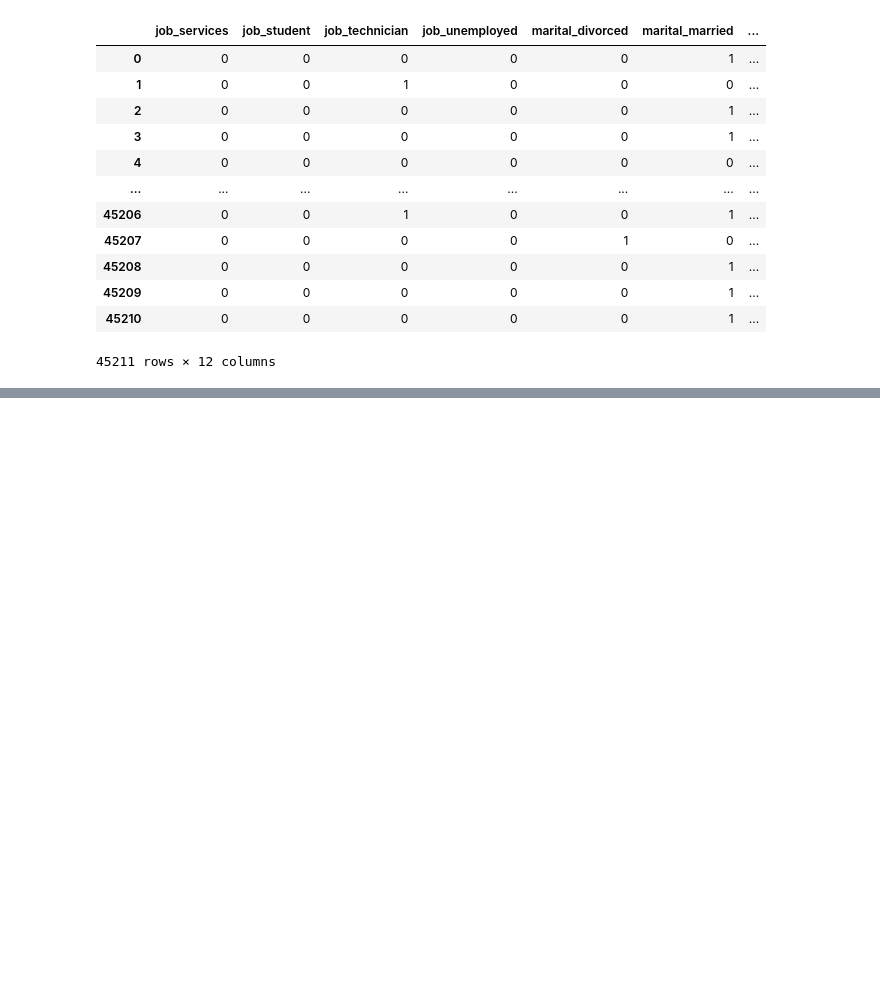
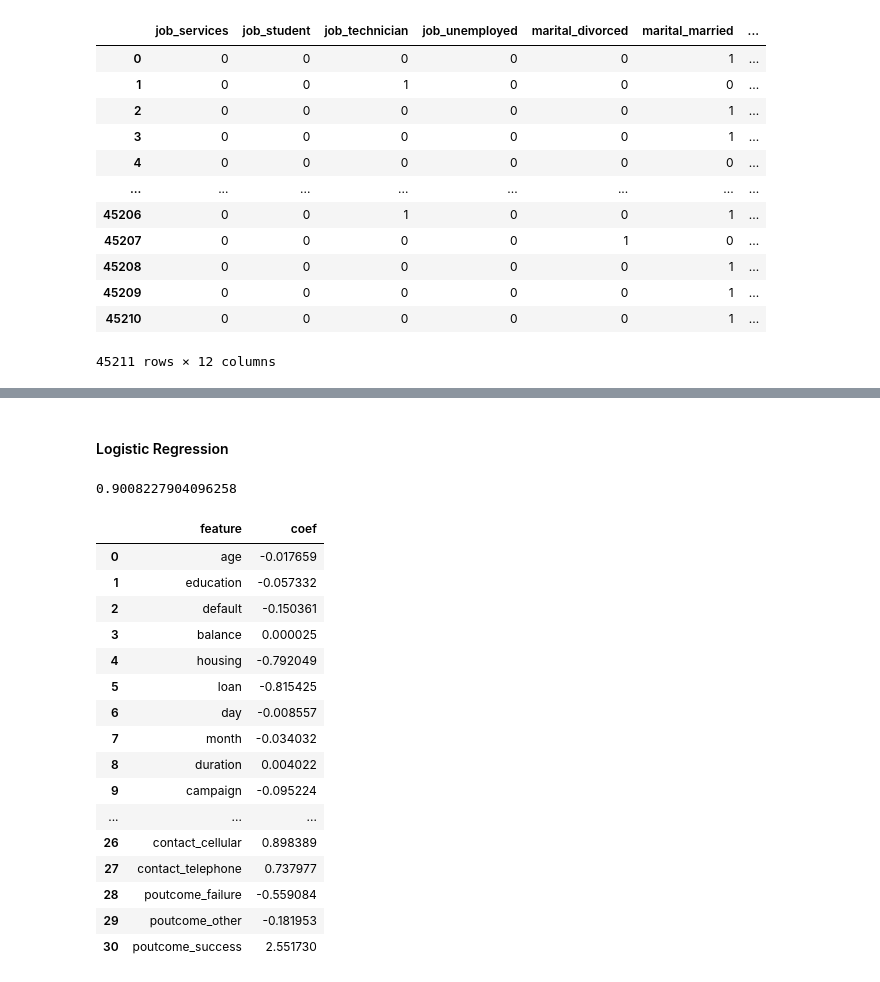
Before and after one commit to bowcai/bank-analysis, a Jupyter notebook: bank-analysis.ipynb, the cells around one changed output, grey strips where cells are left out. Saved outputs shown, nothing was run; the diff lists cells and outputs as text; code cells hidden in the pictures; blank space fills up the shorter version.

```diff
--- a/bank-analysis.ipynb
+++ b/bank-analysis.ipynb
@@ -338,0 +376,2 @@ df.iloc[:,20:]
+# %%
+df_train, df_test = train_test_split(df, test_size=0.25)
@@ -338,0 +386,2 @@ df.iloc[:,20:]
+# %% [markdown]
+#### Logistic Regression
@@ -338,0 +390,28 @@ df.iloc[:,20:]
+# %%
+clf_logistic = LogisticRegression(tol=0.001, max_iter=10000)
+# %%
+clf_logistic = clf_logistic.fit(df_train[features_col], df_train[target_col])
+# %%
+clf_logistic.score(df_test[features_col], df_test[target_col])
+# %% [output]
+0.9008227904096258
+# %%
+pd.DataFrame({'feature': features_col, 'coef': clf_logistic.coef_[0]})
+# %% [output]
+|  | feature | coef |
+| 0 | age | -0.017659 |
+| 1 | education | -0.057332 |
+| 2 | default | -0.150361 |
+| 3 | balance | 0.000025 |
+| 4 | housing | -0.792049 |
+| 5 | loan | -0.815425 |
+| 6 | day | -0.008557 |
+| 7 | month | -0.034032 |
+| 8 | duration | 0.004022 |
+| 9 | campaign | -0.095224 |
+| ... | ... | ... |
+| 26 | contact_cellular | 0.898389 |
+| 27 | contact_telephone | 0.737977 |
+| 28 | poutcome_failure | -0.559084 |
+| 29 | poutcome_other | -0.181953 |
+| 30 | poutcome_success | 2.551730 |
```
Also changed, not shown: parts of 25 cells of this notebook.
